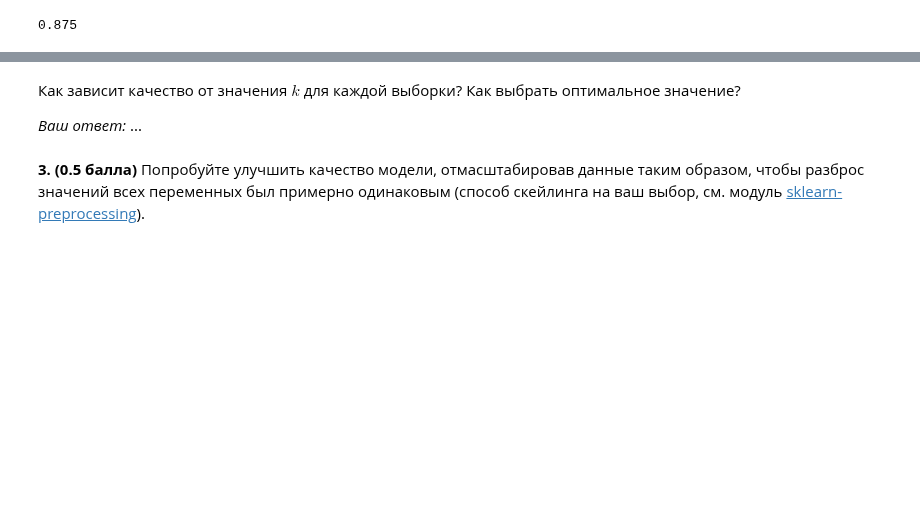
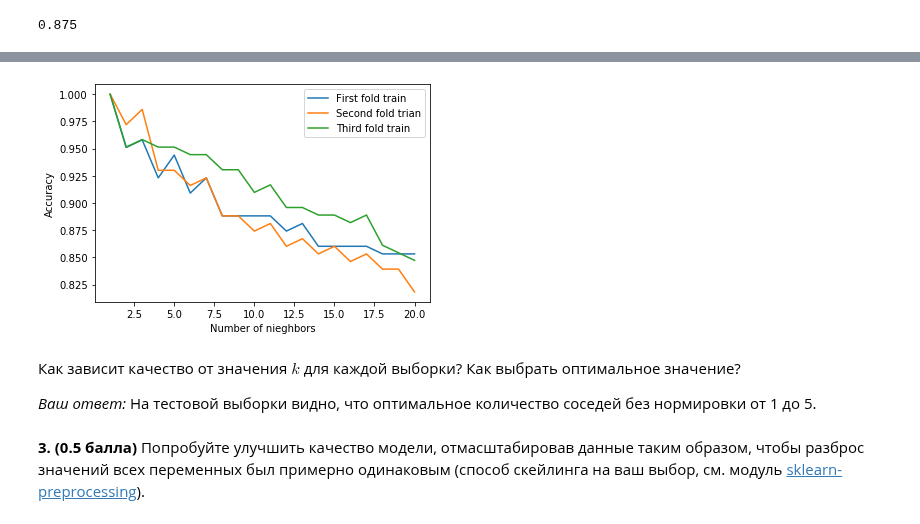
Before and after one commit to GlebChili/math-ml-hse-2019, a Jupyter notebook: hw3/hw3.ipynb, the cells around one changed output, grey strips where cells are left out. Saved outputs shown, nothing was run; the diff lists cells and outputs as text; code cells hidden in the pictures; blank space fills up the shorter version.

```diff
--- a/hw3/hw3.ipynb
+++ b/hw3/hw3.ipynb
@@ -288,0 +378,11 @@ skm.accuracy_score(K_folds[0][3], knn_classifier(K_folds[0][0], K_folds[0][1], K
+# %%
+first_fold_train = list()
+second_fold_train = list()
+third_fold_train = list()
+# %%
+print("First fold accuracy (train)")
+
+for i in range(1, 21):
+    acc = skm.accuracy_score(K_folds[0][1], knn_classifier(K_folds[0][0], K_folds[0][1], K_folds[0][0], weight=False, k=i))
+    first_fold_train.append(acc)
+    print("Accurace with " + str(i) + " neighbors: " + str(acc))
@@ -288,0 +407,7 @@ skm.accuracy_score(K_folds[0][3], knn_classifier(K_folds[0][0], K_folds[0][1], K
+# %%
+print("Second fold accuracy (train)")
+
+for i in range(1, 21):
+    acc = skm.accuracy_score(K_folds[1][1], knn_classifier(K_folds[1][0], K_folds[1][1], K_folds[1][0], weight=False, k=i))
+    second_fold_train.append(acc)
+    print("Accurace with " + str(i) + " neighbors: " + str(acc))
@@ -288,0 +432,7 @@ skm.accuracy_score(K_folds[0][3], knn_classifier(K_folds[0][0], K_folds[0][1], K
+# %%
+print("Third fold accuracy (train)")
+
+for i in range(1, 21):
+    acc = skm.accuracy_score(K_folds[2][1], knn_classifier(K_folds[2][0], K_folds[2][1], K_folds[2][0], weight=False, k=i))
+    third_fold_train.append(acc)
+    print("Accurace with " + str(i) + " neighbors: " + str(acc))
@@ -289,7 +457,17 @@ skm.accuracy_score(K_folds[0][3], knn_classifier(K_folds[0][0], K_folds[0][1], K
+# %%
+plt.plot(np.linspace(1, 20, 20), first_fold_train, label="First fold train")
+plt.plot(np.linspace(1, 20, 20), second_fold_train, label="Second fold trian")
+plt.plot(np.linspace(1, 20, 20), third_fold_train, label="Third fold train")
+plt.legend(loc="best")
+plt.xlabel("Number of nieghbors")
+plt.ylabel("Accuracy")
+plt.show()
+# %% [output]
+[figure, added]
 # %% [markdown]
 Как зависит качество от значения $k$ для каждой выборки? Как выбрать оптимальное значение?
 
-*Ваш ответ:* ...
+*Ваш ответ:* На тестовой выборки видно, что оптимальное количество соседей без нормировки от 1 до 5.
 # %% [markdown]
 **3. (0.5 балла)** Попробуйте улучшить качество модели, отмасштабировав данные таким образом, чтобы разброс значений всех переменных был примерно одинаковым (способ скейлинга на ваш выбор, см. модуль [sklearn-preprocessing](https://scikit-learn.org/stable/modules/classes.html#module-sklearn.preprocessing)).
 # %%
```
Also changed, not shown: parts of 8 cells of this notebook.
